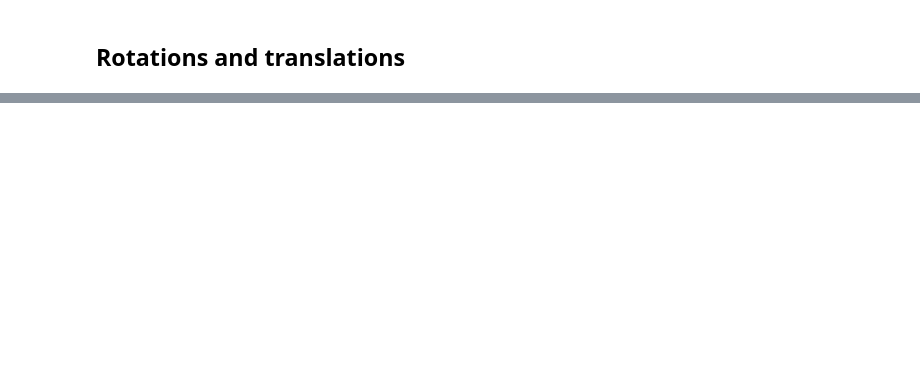
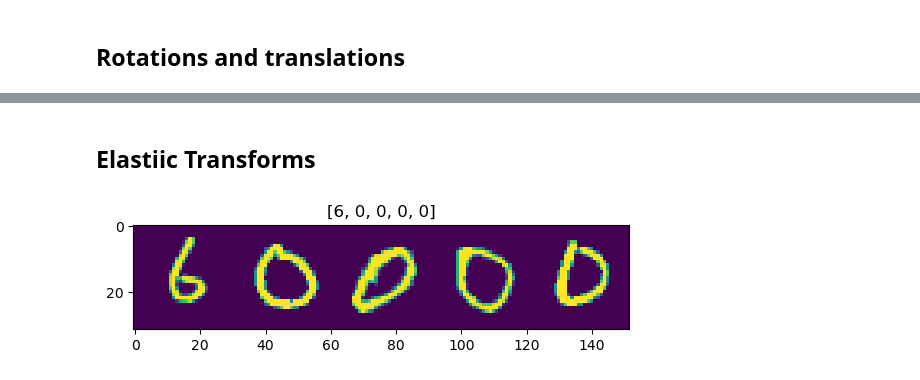
Before and after one commit to JulianAustin1993/digit-recognizer, a Jupyter notebook: notebooks/1-ja-explore_data.ipynb, the cells around one changed output, grey strips where cells are left out. Drawn from its saved outputs; the diff is of its cells as text; code cells hidden in the pictures; blank space fills up the shorter version.

```diff
--- a/notebooks/1-ja-explore_data.ipynb
+++ b/notebooks/1-ja-explore_data.ipynb
@@ -50,0 +57,2 @@ imshow(out, title = [int(x.numpy()) for x in classes])
+# %% [markdown]
+## Elastiic Transforms
@@ -50,0 +66,6 @@ imshow(out, title = [int(x.numpy()) for x in classes])
+# %%
+inputs, classes = next(iter(train_dataloader))
+out = make_grid(inputs, nrow=5)
+imshow(out, title = [int(x.numpy()) for x in classes])
+# %% [output]
+[figure, added]
```
Also changed, not shown: parts of 5 cells of this notebook, 2 other files.
